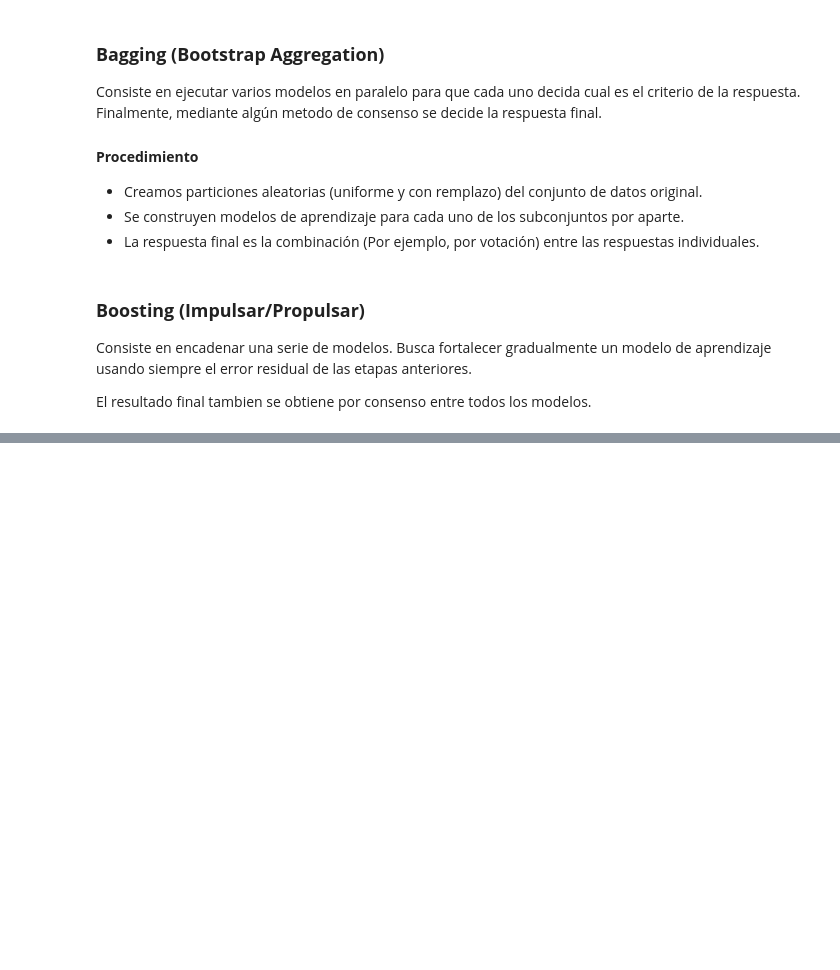
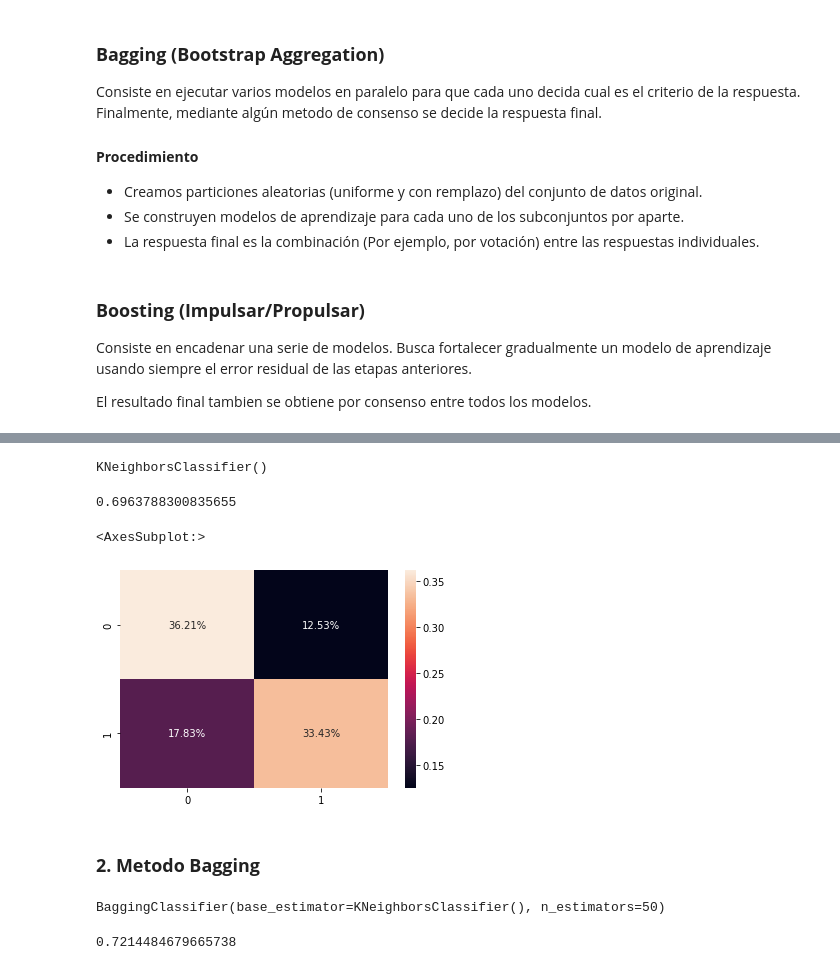
Before and after one commit to JuanFeA98/scikit-learn-professional, a Jupyter notebook: 04. Metodos de ensamble.ipynb, the cells around one changed output, grey strips where cells are left out. Cells and saved outputs as stored; diff of their text form; code cells hidden in the pictures; blank space fills up the shorter version.

Commit message:
Metodos de ensamble

```diff
--- a/04. Metodos de ensamble.ipynb
+++ b/04. Metodos de ensamble.ipynb
@@ -26,0 +56,25 @@ El resultado final tambien se obtiene por consenso entre todos los modelos.
+# %%
+# Inicializamos el modelo
+knn_class = KNeighborsClassifier()
+# %%
+# Entrenamos el modelo
+knn_class.fit(X_train, y_train)
+# %% [output]
+KNeighborsClassifier()
+# %%
+# Usamos nuestro modelo para predecir
+y_pred_knn = knn_class.predict(X_test)
+# %%
+# Evaluamos el modelo
+accuracy_score(y_pred_knn, y_test)
+# %% [output]
+0.6963788300835655
+# %%
+cf_matrix = confusion_matrix(y_test, y_pred_knn)
+# %%
+sns.heatmap(cf_matrix/np.sum(cf_matrix), annot=True, fmt='.2%')
+# %% [output]
+<AxesSubplot:>
+[figure, added]
+# %% [markdown]
+### **2. Metodo Bagging**
@@ -26,0 +87,5 @@ El resultado final tambien se obtiene por consenso entre todos los modelos.
+# %%
+# Entrenamos el modelo
+bag_class.fit(X_train, y_train)
+# %% [output]
+BaggingClassifier(base_estimator=KNeighborsClassifier(), n_estimators=50)
@@ -26,0 +95,5 @@ El resultado final tambien se obtiene por consenso entre todos los modelos.
+# %%
+# Evaluamos el modelo
+accuracy_score(y_pred_bag, y_test)
+# %% [output]
+0.7214484679665738
```
Also changed, not shown: parts of 20 cells of this notebook.
